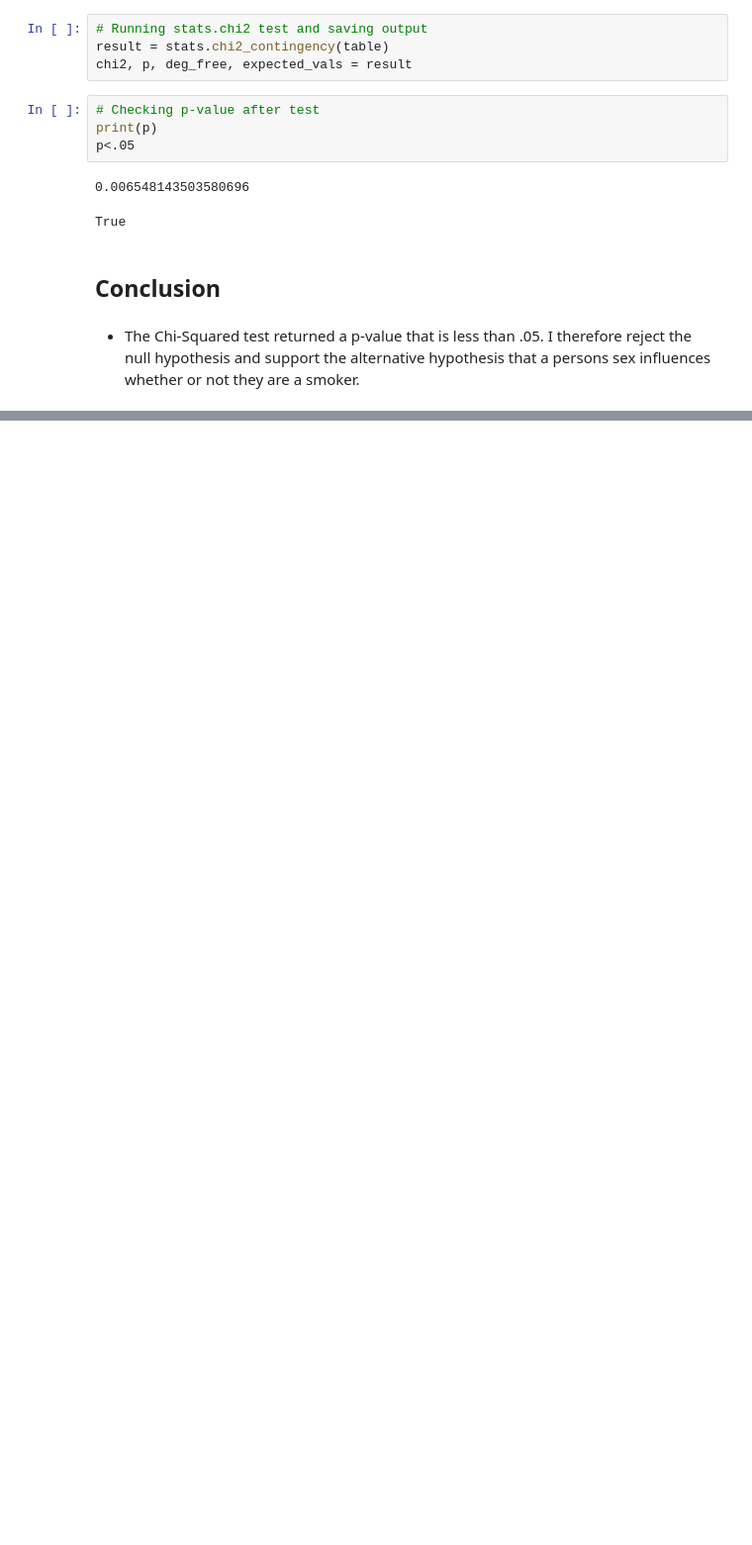
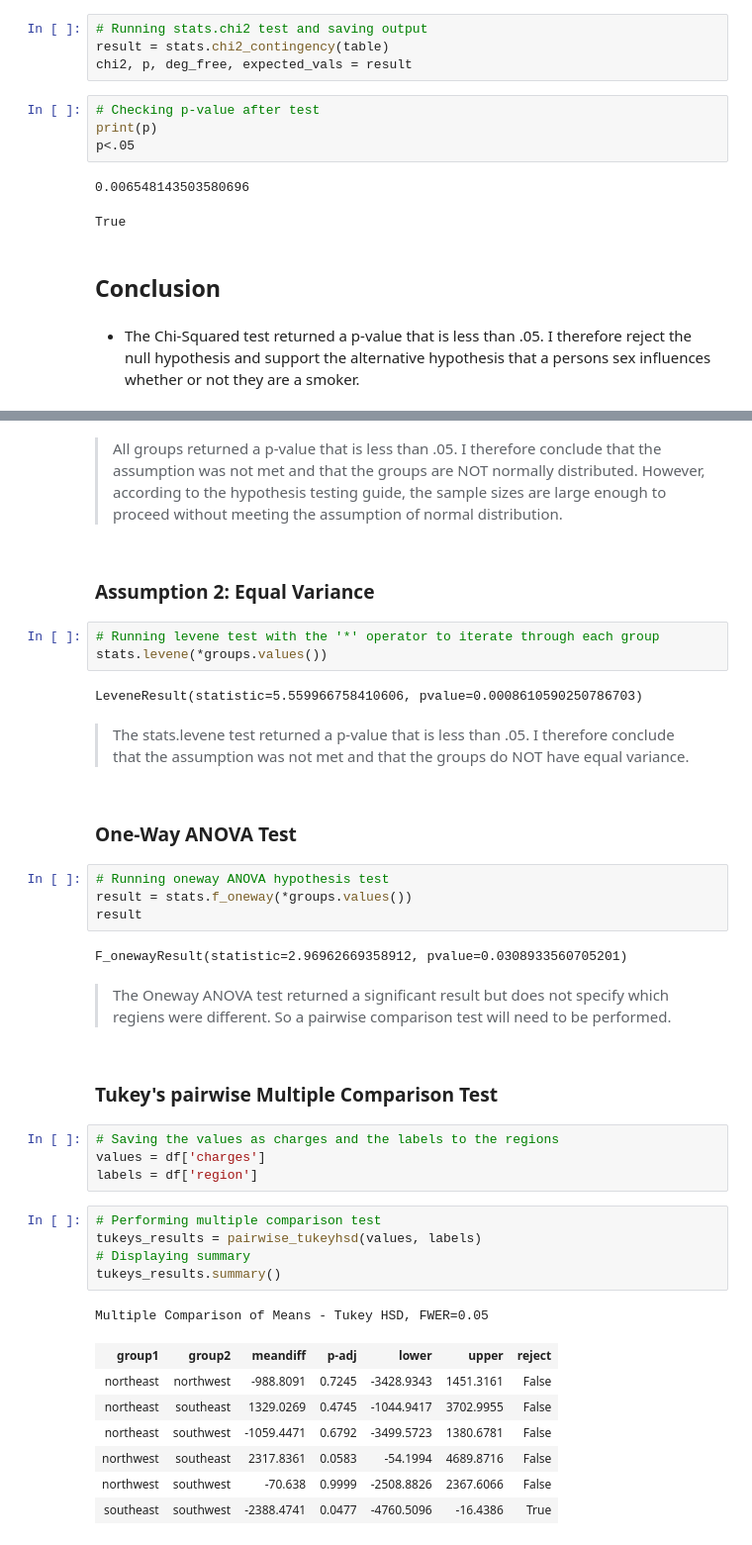
Before and after one commit to MCV-Jimenez/Hypothesis-Testing, a Jupyter notebook: Hypothesis Testing .ipynb, the cells around one changed output, grey strips where cells are left out. Shown at 99% size. Cells and saved outputs as stored; diff of their text form; blank space fills up the shorter version.

```diff
--- a/Hypothesis Testing .ipynb
+++ b/Hypothesis Testing .ipynb
@@ -194,0 +257,41 @@ True
+# %% [markdown]
+> All groups returned a p-value that is less than .05. I therefore conclude that the assumption was not met and that the groups are NOT normally distributed. However, according to the hypothesis testing guide, the sample sizes are large enough to proceed without meeting the assumption of normal distribution.
+# %% [markdown]
+### Assumption 2: Equal Variance
+# %%
+# Running levene test with the '*' operator to iterate through each group
+stats.levene(*groups.values())
+# %% [output]
+LeveneResult(statistic=5.559966758410606, pvalue=0.0008610590250786703)
+# %% [markdown]
+> The stats.levene test returned a p-value that is less than .05. I therefore conclude that the assumption was not met and that the groups do NOT have equal variance.
+# %% [markdown]
+### One-Way ANOVA Test
+# %%
+# Running oneway ANOVA hypothesis test
+result = stats.f_oneway(*groups.values())
+result
+# %% [output]
+F_onewayResult(statistic=2.96962669358912, pvalue=0.0308933560705201)
+# %% [markdown]
+> The Oneway ANOVA test returned a significant result but does not specify which regiens were different. So a pairwise  comparison test will need to be performed.
+# %% [markdown]
+### Tukey's pairwise Multiple Comparison Test
+# %%
+# Saving the values as charges and the labels to the regions
+values = df['charges']
+labels = df['region']
+# %%
+# Performing multiple comparison test
+tukeys_results = pairwise_tukeyhsd(values, labels)
+# Displaying summary
+tukeys_results.summary()
+# %% [output]
+Multiple Comparison of Means - Tukey HSD, FWER=0.05
+| group1 | group2 | meandiff | p-adj | lower | upper | reject |
+| northeast | northwest | -988.8091 | 0.7245 | -3428.9343 | 1451.3161 | False |
+| northeast | southeast | 1329.0269 | 0.4745 | -1044.9417 | 3702.9955 | False |
+| northeast | southwest | -1059.4471 | 0.6792 | -3499.5723 | 1380.6781 | False |
+| northwest | southeast | 2317.8361 | 0.0583 | -54.1994 | 4689.8716 | False |
+| northwest | southwest | -70.638 | 0.9999 | -2508.8826 | 2367.6066 | False |
+| southeast | southwest | -2388.4741 | 0.0477 | -4760.5096 | -16.4386 | True |
```
Also changed, not shown: parts of 16 cells of this notebook.
